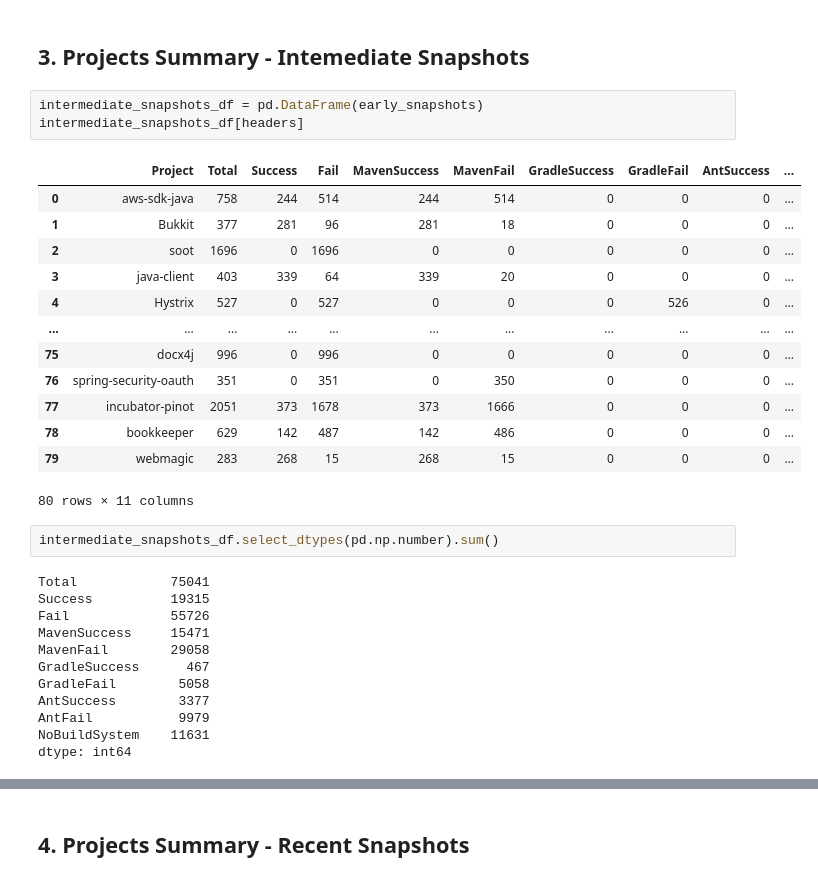
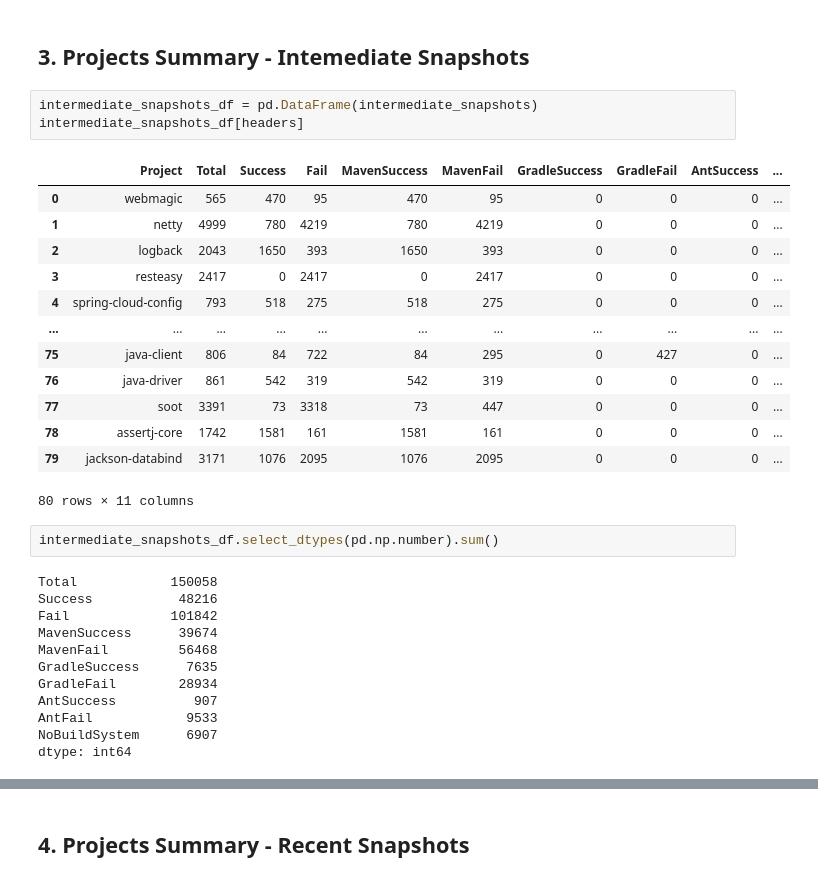
Before and after one commit to Maes95/BuildabilityStudy, a Jupyter notebook: notebooks/ProjectAnalysis/GitHubProyectsAnalysis/GitHubLogAnalysis.ipynb, the cells around one changed output, grey strips where cells are left out. Cells and saved outputs as stored; diff of their text form.

```diff
--- a/notebooks/ProjectAnalysis/GitHubProyectsAnalysis/GitHubLogAnalysis.ipynb
+++ b/notebooks/ProjectAnalysis/GitHubProyectsAnalysis/GitHubLogAnalysis.ipynb
@@ -304,35 +304,35 @@ piePlotPerBuildSystem(early_snapshots_df)
 # %% [markdown]
 ## 3. Projects Summary - Intemediate Snapshots
 # %%
-intermediate_snapshots_df = pd.DataFrame(early_snapshots)
+intermediate_snapshots_df = pd.DataFrame(intermediate_snapshots)
 intermediate_snapshots_df[headers]
 # %% [output]
 |  | Project | Total | Success | Fail | MavenSuccess | MavenFail | GradleSuccess | GradleFail | AntSuccess | ... |
-| 0 | aws-sdk-java | 758 | 244 | 514 | 244 | 514 | 0 | 0 | 0 | ... |
-| 1 | Bukkit | 377 | 281 | 96 | 281 | 18 | 0 | 0 | 0 | ... |
-| 2 | soot | 1696 | 0 | 1696 | 0 | 0 | 0 | 0 | 0 | ... |
-| 3 | java-client | 403 | 339 | 64 | 339 | 20 | 0 | 0 | 0 | ... |
-| 4 | Hystrix | 527 | 0 | 527 | 0 | 0 | 0 | 526 | 0 | ... |
+| 0 | webmagic | 565 | 470 | 95 | 470 | 95 | 0 | 0 | 0 | ... |
+| 1 | netty | 4999 | 780 | 4219 | 780 | 4219 | 0 | 0 | 0 | ... |
+| 2 | logback | 2043 | 1650 | 393 | 1650 | 393 | 0 | 0 | 0 | ... |
+| 3 | resteasy | 2417 | 0 | 2417 | 0 | 2417 | 0 | 0 | 0 | ... |
+| 4 | spring-cloud-config | 793 | 518 | 275 | 518 | 275 | 0 | 0 | 0 | ... |
 | ... | ... | ... | ... | ... | ... | ... | ... | ... | ... | ... |
-| 75 | docx4j | 996 | 0 | 996 | 0 | 0 | 0 | 0 | 0 | ... |
-| 76 | spring-security-oauth | 351 | 0 | 351 | 0 | 350 | 0 | 0 | 0 | ... |
-| 77 | incubator-pinot | 2051 | 373 | 1678 | 373 | 1666 | 0 | 0 | 0 | ... |
-| 78 | bookkeeper | 629 | 142 | 487 | 142 | 486 | 0 | 0 | 0 | ... |
-| 79 | webmagic | 283 | 268 | 15 | 268 | 15 | 0 | 0 | 0 | ... |
+| 75 | java-client | 806 | 84 | 722 | 84 | 295 | 0 | 427 | 0 | ... |
+| 76 | java-driver | 861 | 542 | 319 | 542 | 319 | 0 | 0 | 0 | ... |
+| 77 | soot | 3391 | 73 | 3318 | 73 | 447 | 0 | 0 | 0 | ... |
+| 78 | assertj-core | 1742 | 1581 | 161 | 1581 | 161 | 0 | 0 | 0 | ... |
+| 79 | jackson-databind | 3171 | 1076 | 2095 | 1076 | 2095 | 0 | 0 | 0 | ... |
 80 rows × 11 columns
 # %%
 intermediate_snapshots_df.select_dtypes(pd.np.number).sum()
 # %% [output]
-Total            75041
-Success          19315
-Fail             55726
-MavenSuccess     15471
-MavenFail        29058
-GradleSuccess      467
-GradleFail        5058
-AntSuccess        3377
-AntFail           9979
-NoBuildSystem    11631
+Total            150058
+Success           48216
+Fail             101842
+MavenSuccess      39674
+MavenFail         56468
+GradleSuccess      7635
+GradleFail        28934
+AntSuccess          907
+AntFail            9533
+NoBuildSystem      6907
 dtype: int64
 # %%
 intermediate_errors_df = report(intermediate_snapshots_df["Errors"].sum())
```
Also changed, not shown: parts of 9 cells of this notebook, 1 other file.
